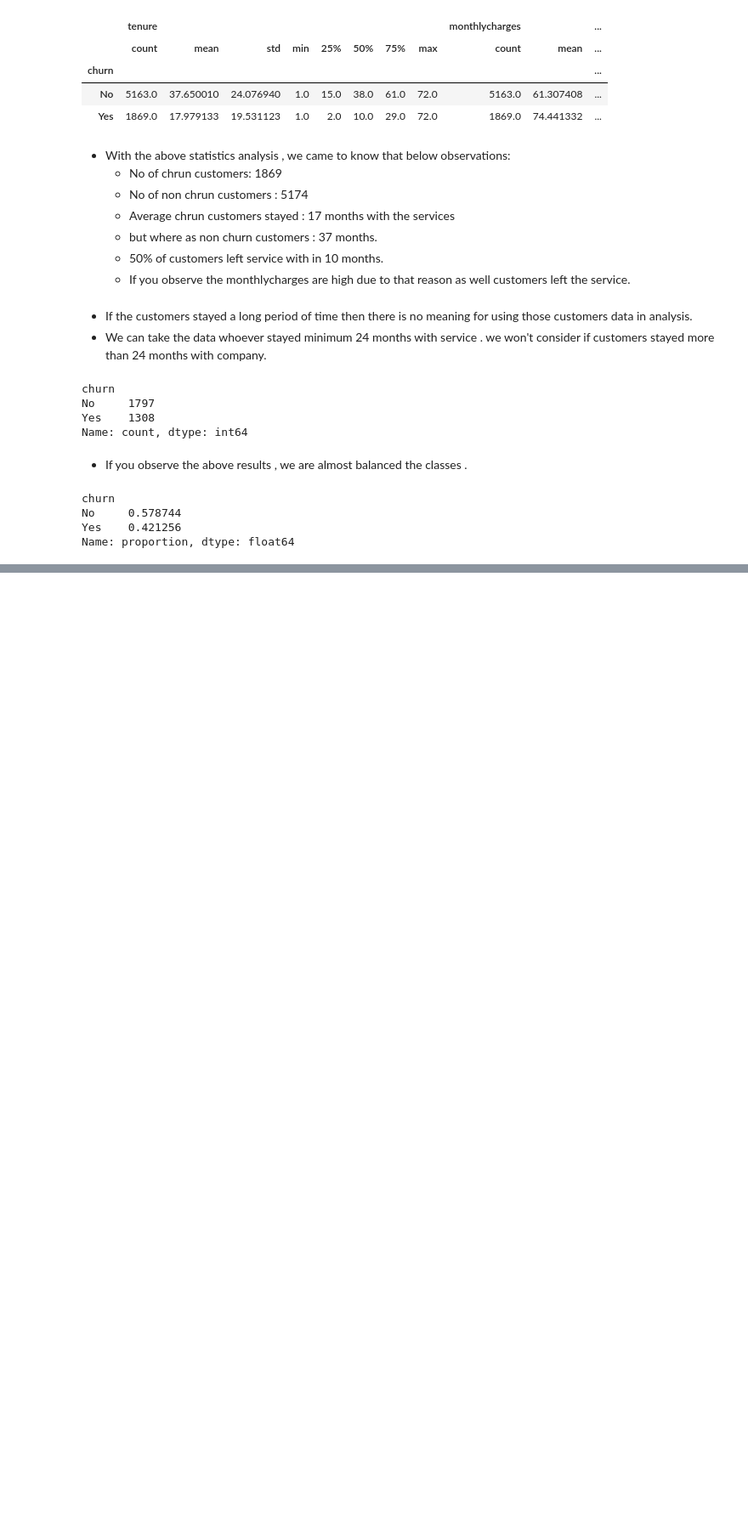
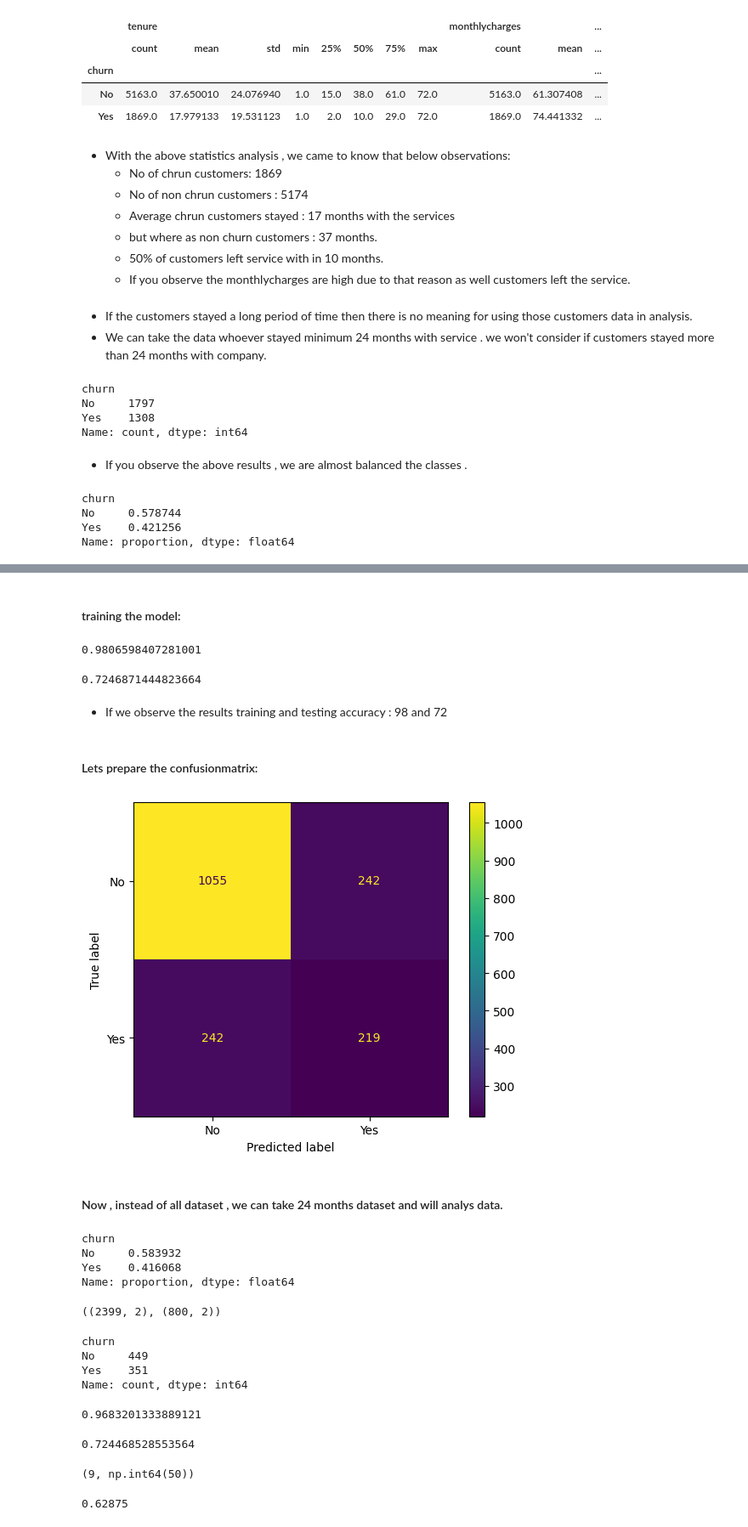
Before and after one commit to dasharepani/decisiontree, a Jupyter notebook: DT_Churn_dataset_1003.ipynb, the cells around one changed output, grey strips where cells are left out. Shown at 85% size. Drawn from its saved outputs; the diff is of its cells as text; code cells hidden in the pictures; blank space fills up the shorter version.

```diff
--- a/DT_Churn_dataset_1003.ipynb
+++ b/DT_Churn_dataset_1003.ipynb
@@ -323,0 +329,5 @@ Name: proportion, dtype: float64
+# %%
+# prepare the feature selection:
+
+X = df[['tenure', 'monthlycharges']]
+y = df['churn']
@@ -323,0 +340,5 @@ Name: proportion, dtype: float64
+# %%
+# we already imported the required libraries:
+
+X_train, X_test, y_train, y_test = train_test_split(X, y, random_state=10)
+X_train.shape, X_test.shape
@@ -323,0 +354,32 @@ Name: proportion, dtype: float64
+# %% [markdown]
+#### training the model:
+# %%
+model = DecisionTreeClassifier(criterion='entropy')
+model.fit(X_train, y_train)
+model.score(X_train, y_train)
+# %% [output]
+0.9806598407281001
+# %%
+# lets check the testing accuracy:
+
+model.score(X_test, y_test)
+# %% [output]
+0.7246871444823664
+# %% [markdown]
+- If we observe the results training and testing accuracy : 98 and 72
+# %% [markdown]
+#### Lets prepare the confusionmatrix:
+# %%
+ConfusionMatrixDisplay.from_estimator(model , X_test, y_test)
+plt.show()
+# %% [output]
+[figure, added]
+# %% [markdown]
+#### Now , instead of all dataset , we can take 24 months dataset and will analys data.
+# %%
+df[df.tenure<=24].churn.value_counts(normalize=True)
+# %% [output]
+churn
+No     0.583932
+Yes    0.416068
+Name: proportion, dtype: float64
@@ -323,0 +391,32 @@ Name: proportion, dtype: float64
+# %%
+X_train, X_test, y_train, y_test = train_test_split(X, y, random_state=10)
+X_train.shape, X_test.shape
+# %% [output]
+((2399, 2), (800, 2))
+# %%
+y_test.value_counts()
+# %% [output]
+churn
+No     449
+Yes    351
+Name: count, dtype: int64
+# %%
+model = DecisionTreeClassifier(criterion='entropy')
+model.fit(X_train, y_train)
+model.score(X_train, y_train)
+# %% [output]
+0.9683201333889121
+# %%
+model = DecisionTreeClassifier(criterion='entropy', max_depth=10, max_leaf_nodes=25)
+model.fit(X_train, y_train)
+model.score(X_train, y_train)
+# %% [output]
+0.724468528553564
+# %%
+model.get_depth(), model.get_n_leaves()
+# %% [output]
+(9, np.int64(50))
+# %%
+model.score(X_test, y_test)
+# %% [output]
+0.62875
```
Also changed, not shown: parts of 26 cells of this notebook, 2 other files.
